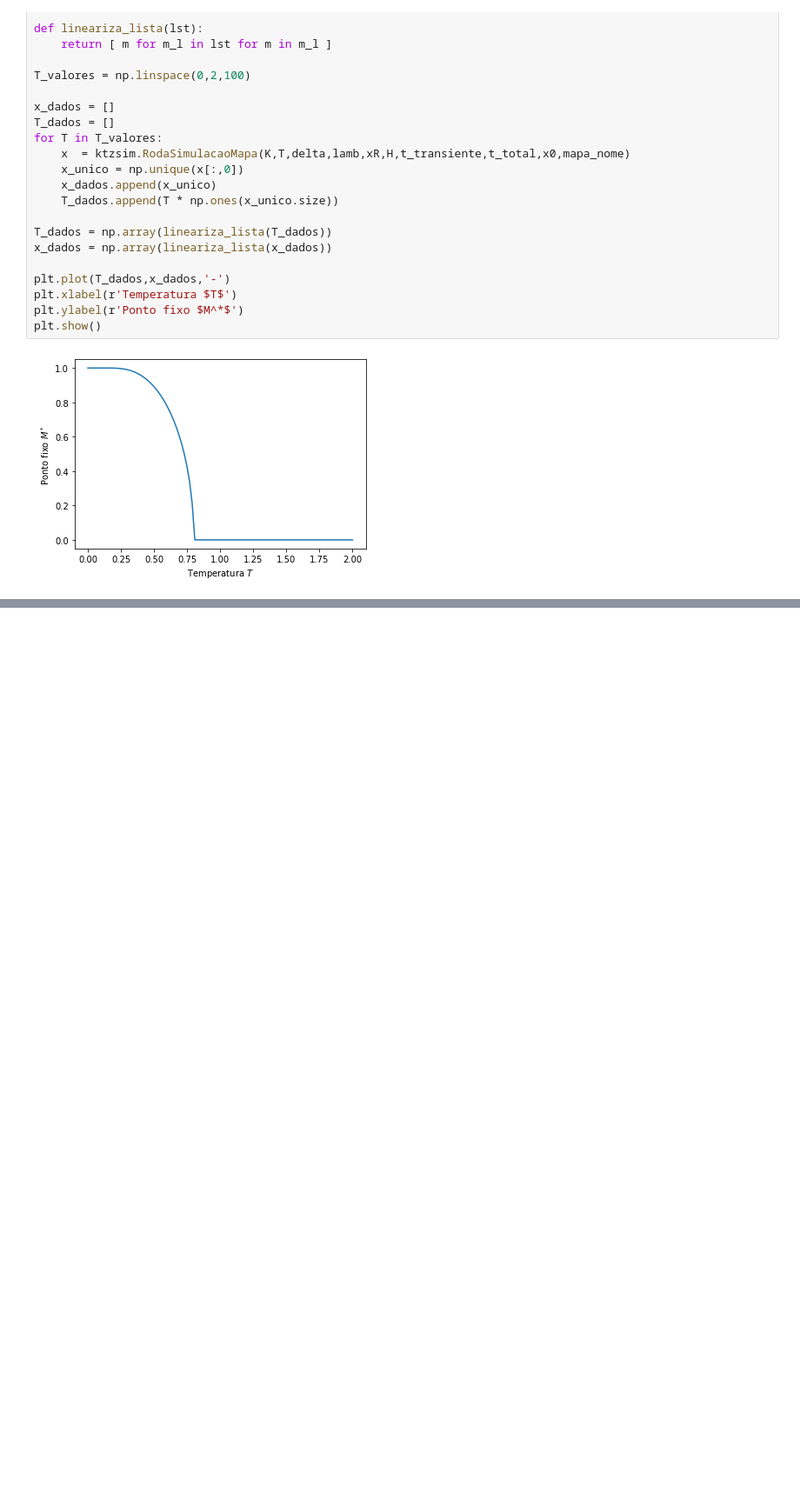
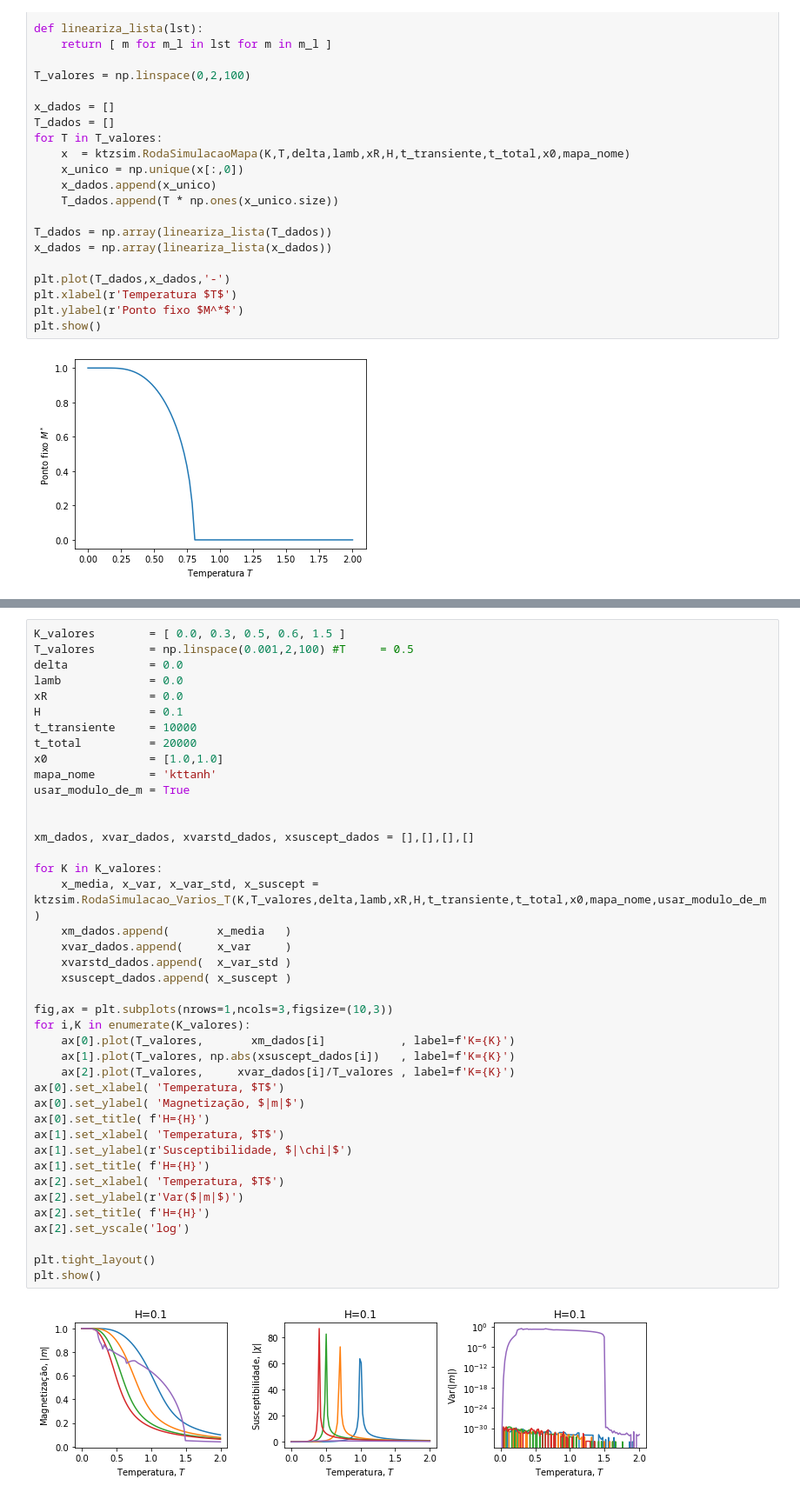
Before and after one commit to neuro-physics/annni-phase-trans-py, a Jupyter notebook: simula_ktz.ipynb, the cells around one changed output, grey strips where cells are left out. Shown: that part at 87% size. Drawn from its saved outputs; the diff is of its cells as text; blank space fills up the shorter version.

```diff
--- a/simula_ktz.ipynb
+++ b/simula_ktz.ipynb
@@ -66,0 +110,43 @@ plt.show()
+# %%
+K_valores        = [ 0.0, 0.3, 0.5, 0.6, 1.5 ]
+T_valores        = np.linspace(0.001,2,100) #T     = 0.5
+delta            = 0.0
+lamb             = 0.0
+xR               = 0.0
+H                = 0.1
+t_transiente     = 10000
+t_total          = 20000
+x0               = [1.0,1.0]
+mapa_nome        = 'kttanh'
+usar_modulo_de_m = True
+
+
+xm_dados, xvar_dados, xvarstd_dados, xsuscept_dados = [],[],[],[]
+
+for K in K_valores:
+    x_media, x_var, x_var_std, x_suscept = ktzsim.RodaSimulacao_Varios_T(K,T_valores,delta,lamb,xR,H,t_transiente,t_total,x0,mapa_nome,usar_modulo_de_m)
+    xm_dados.append(       x_media   )
+    xvar_dados.append(     x_var     )
+    xvarstd_dados.append(  x_var_std )
+    xsuscept_dados.append( x_suscept )
+
+fig,ax = plt.subplots(nrows=1,ncols=3,figsize=(10,3))
+for i,K in enumerate(K_valores):
+    ax[0].plot(T_valores,       xm_dados[i]           , label=f'K={K}')
+    ax[1].plot(T_valores, np.abs(xsuscept_dados[i])   , label=f'K={K}')
+    ax[2].plot(T_valores,     xvar_dados[i]/T_valores , label=f'K={K}')
+ax[0].set_xlabel( 'Temperatura, $T$')
+ax[0].set_ylabel( 'Magnetização, $|m|$')
+ax[0].set_title( f'H={H}')
+ax[1].set_xlabel( 'Temperatura, $T$')
+ax[1].set_ylabel(r'Susceptibilidade, $|\chi|$')
+ax[1].set_title( f'H={H}')
+ax[2].set_xlabel( 'Temperatura, $T$')
+ax[2].set_ylabel(r'Var($|m|$)')
+ax[2].set_title( f'H={H}')
+ax[2].set_yscale('log')
+
+plt.tight_layout()
+plt.show()
+# %% [output]
+[figure, added]
```
Also changed, not shown: parts of 1 cell of this notebook, 1 other file.
